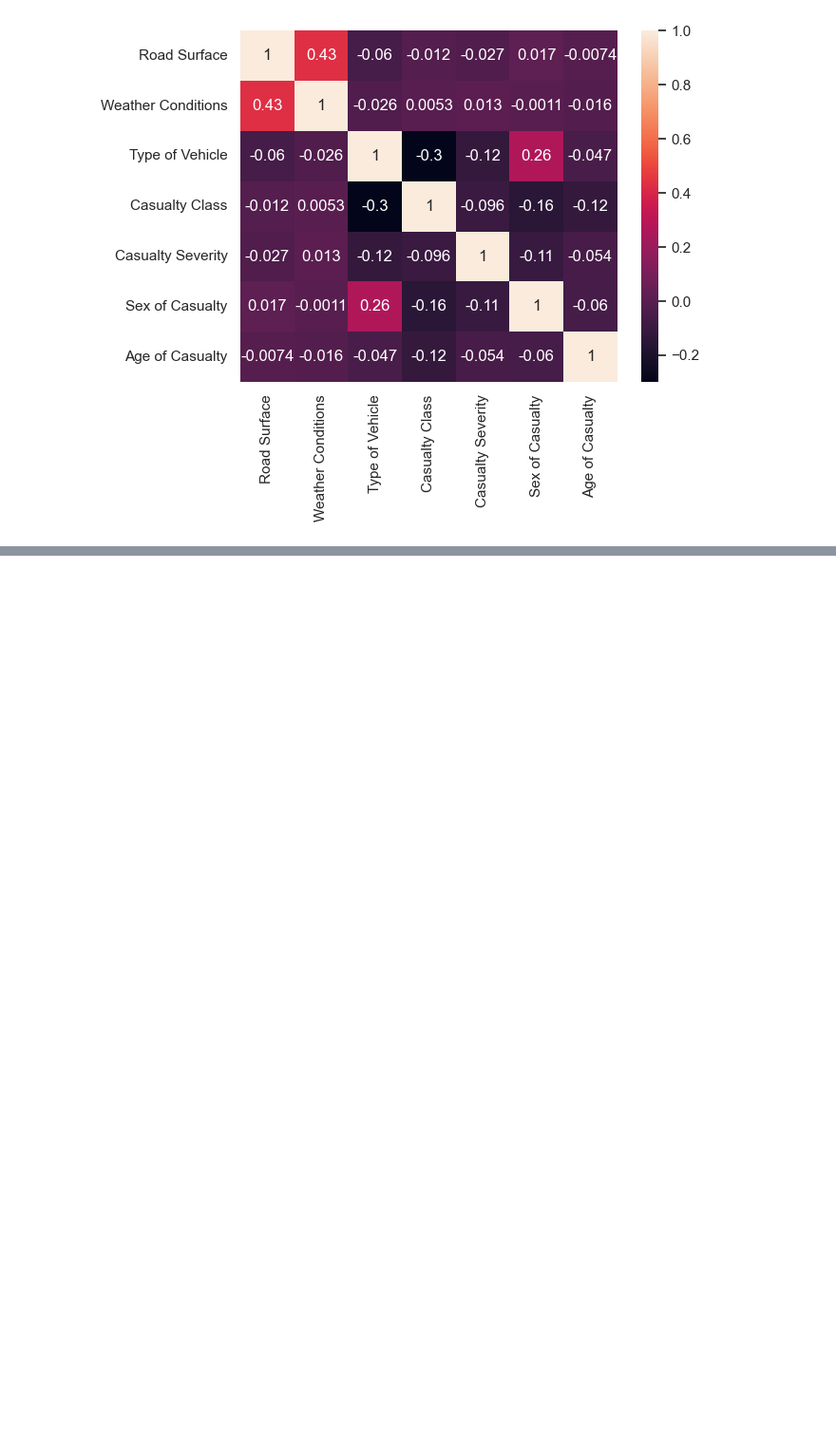
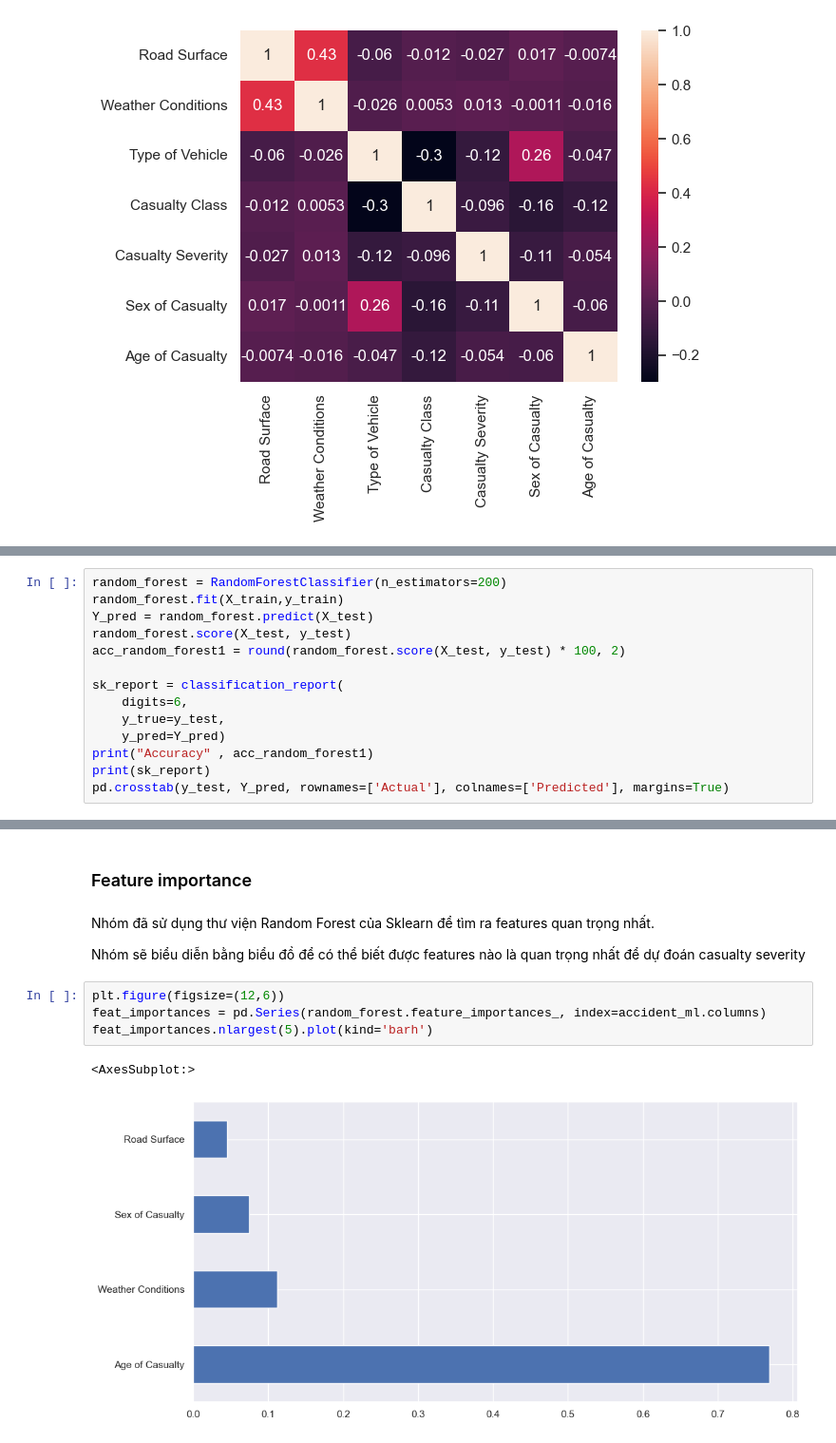
Before and after one commit to laitoanthang/KHDL-PythonForDS, a Jupyter notebook: Modeling.ipynb, the cells around one changed output, grey strips where cells are left out. Shown: that part at 95% size. Drawn from its saved outputs; the diff is of its cells as text; blank space fills up the shorter version.

```diff
--- a/Modeling.ipynb
+++ b/Modeling.ipynb
@@ -196,0 +239,14 @@ Phân tích
+# %%
+random_forest = RandomForestClassifier(n_estimators=200)
+random_forest.fit(X_train,y_train)
+Y_pred = random_forest.predict(X_test)
+random_forest.score(X_test, y_test)
+acc_random_forest1 = round(random_forest.score(X_test, y_test) * 100, 2)
+
+sk_report = classification_report(
+	digits=6,
+	y_true=y_test,
+	y_pred=Y_pred)
+print("Accuracy" , acc_random_forest1)
+print(sk_report)
+pd.crosstab(y_test, Y_pred, rownames=['Actual'], colnames=['Predicted'], margins=True)
@@ -196,0 +497,13 @@ Phân tích
+# %% [markdown]
+### Feature importance
+# %% [markdown]
+Nhóm đã sử dụng thư viện Random Forest của Sklearn để tìm ra features quan trọng nhất.
+
+Nhóm sẽ biểu diễn bằng biểu đồ để có thể biết được features nào là quan trọng nhất để dự đoán casualty severity
+# %%
+plt.figure(figsize=(12,6))
+feat_importances = pd.Series(random_forest.feature_importances_, index=accident_ml.columns)
+feat_importances.nlargest(5).plot(kind='barh')
+# %% [output]
+<AxesSubplot:>
+[figure, added]
```
Also changed, not shown: parts of 33 cells of this notebook.
